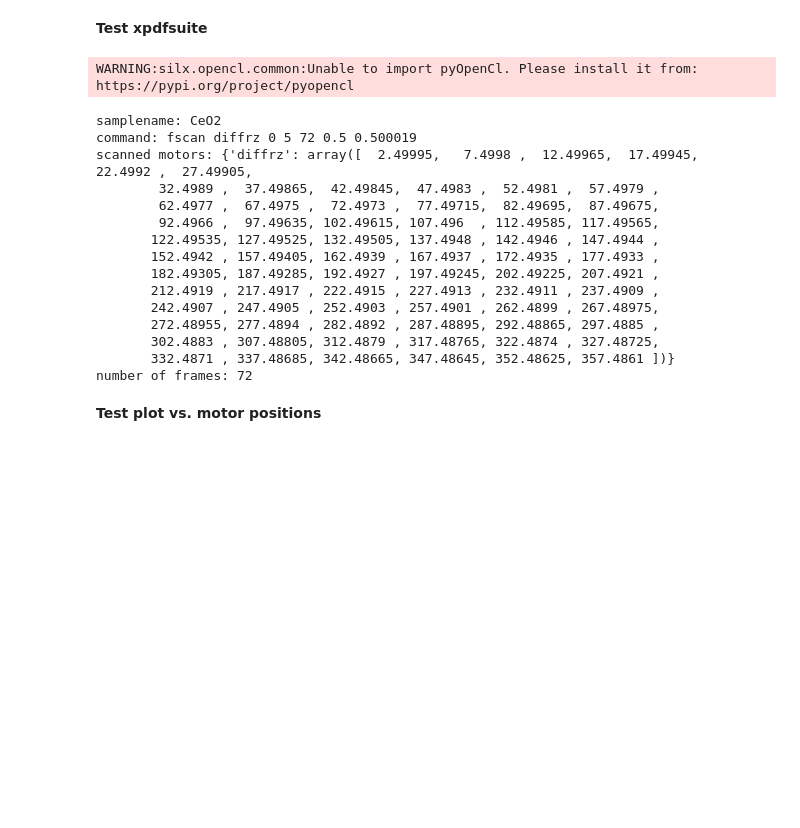
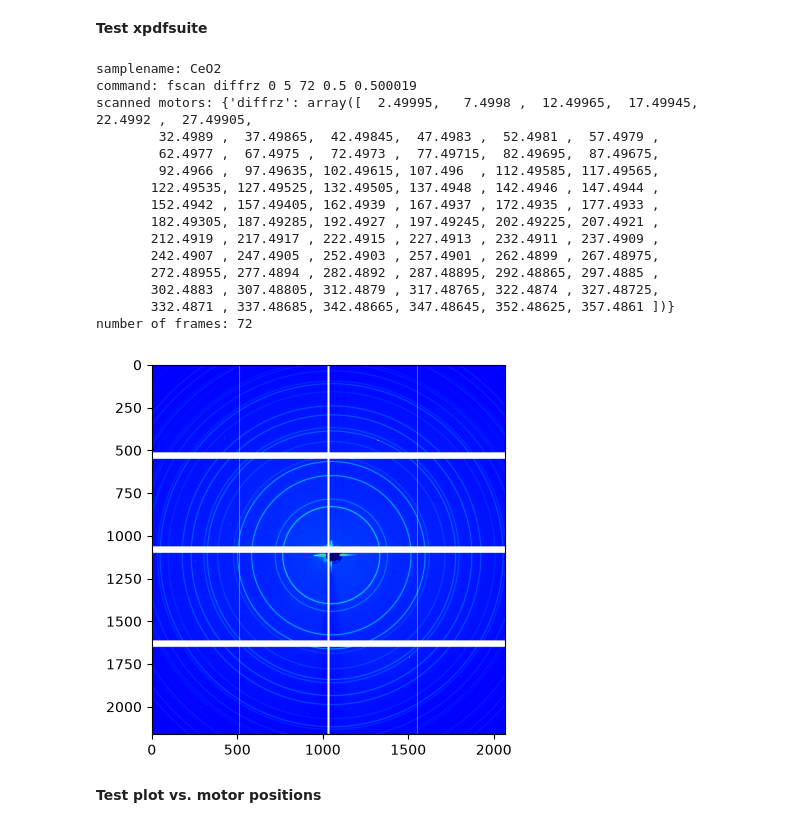
Before and after one commit to nicoratel/xpdfsuite_ID11, a Jupyter notebook: notebooks/lecture_h5_eiger.ipynb, the cells around one changed output. Cells and saved outputs as stored; diff of their text form; code cells hidden in the pictures; blank space fills up the shorter version.

```diff
--- a/notebooks/lecture_h5_eiger.ipynb
+++ b/notebooks/lecture_h5_eiger.ipynb
@@ -96,40 +103,40 @@ eiger_data.close()  # Fermer le fichier HDF5 lorsque vous avez terminé
 # %%
 from xpdfsuite_ID11 import XRDProcessor
 import os
 
 datapath = '/home-local/ratel-ra/Documents/PDF_data/ESRF_ID11_2026/test_data/CeO2_eiger_ok/'
 sample = 'CeO2'
 dataset = 'CeO2_rot'
 h5file = os.path.join(datapath, sample, dataset,dataset + '.h5')
 poni_file = os.path.join(datapath,'CeO2.poni')
 mask = os.path.join(datapath,'mask_hand.edf')
 
 processor = XRDProcessor(h5file, frame='mean', poni_file=poni_file, mask=mask, verbose=True)
 
 print(f'samplename: {processor.samplename}')
 print(f'command: {processor.command}')
 print(f'scanned motors: {processor.scanned_motors}')
 nb_frames = processor.nb_frames
 print(f'number of frames: {nb_frames}')
 
-#processor.integrate(plot=True)
+processor.plot()
 # %% [output]
-WARNING:silx.opencl.common:Unable to import pyOpenCl. Please install it from: https://pypi.org/project/pyopencl
+samplename: CeO2
+command: fscan diffrz 0 5 72 0.5 0.500019
+scanned motors: {'diffrz': array([  2.49995,   7.4998 ,  12.49965,  17.49945,  22.4992 ,  27.49905,
+        32.4989 ,  37.49865,  42.49845,  47.4983 ,  52.4981 ,  57.4979 ,
+        62.4977 ,  67.4975 ,  72.4973 ,  77.49715,  82.49695,  87.49675,
+        92.4966 ,  97.49635, 102.49615, 107.496  , 112.49585, 117.49565,
+       122.49535, 127.49525, 132.49505, 137.4948 , 142.4946 , 147.4944 ,
+       152.4942 , 157.49405, 162.4939 , 167.4937 , 172.4935 , 177.4933 ,
+       182.49305, 187.49285, 192.4927 , 197.49245, 202.49225, 207.4921 ,
+       212.4919 , 217.4917 , 222.4915 , 227.4913 , 232.4911 , 237.4909 ,
+       242.4907 , 247.4905 , 252.4903 , 257.4901 , 262.4899 , 267.48975,
+       272.48955, 277.4894 , 282.4892 , 287.48895, 292.48865, 297.4885 ,
+       302.4883 , 307.48805, 312.4879 , 317.48765, 322.4874 , 327.48725,
+       332.4871 , 337.48685, 342.48665, 347.48645, 352.48625, 357.4861 ])}
+number of frames: 72
-samplename: CeO2
-command: fscan diffrz 0 5 72 0.5 0.500019
-scanned motors: {'diffrz': array([  2.49995,   7.4998 ,  12.49965,  17.49945,  22.4992 ,  27.49905,
-        32.4989 ,  37.49865,  42.49845,  47.4983 ,  52.4981 ,  57.4979 ,
-        62.4977 ,  67.4975 ,  72.4973 ,  77.49715,  82.49695,  87.49675,
-        92.4966 ,  97.49635, 102.49615, 107.496  , 112.49585, 117.49565,
-       122.49535, 127.49525, 132.49505, 137.4948 , 142.4946 , 147.4944 ,
-       152.4942 , 157.49405, 162.4939 , 167.4937 , 172.4935 , 177.4933 ,
-       182.49305, 187.49285, 192.4927 , 197.49245, 202.49225, 207.4921 ,
-       212.4919 , 217.4917 , 222.4915 , 227.4913 , 232.4911 , 237.4909 ,
-       242.4907 , 247.4905 , 252.4903 , 257.4901 , 262.4899 , 267.48975,
-       272.48955, 277.4894 , 282.4892 , 287.48895, 292.48865, 297.4885 ,
-       302.4883 , 307.48805, 312.4879 , 317.48765, 322.4874 , 327.48725,
-       332.4871 , 337.48685, 342.48665, 347.48645, 352.48625, 357.4861 ])}
-number of frames: 72
+[figure, added]
 # %%
 processor.close()
 # %% [markdown]
```
Also changed, not shown: parts of 3 cells of this notebook, 1 other file.
